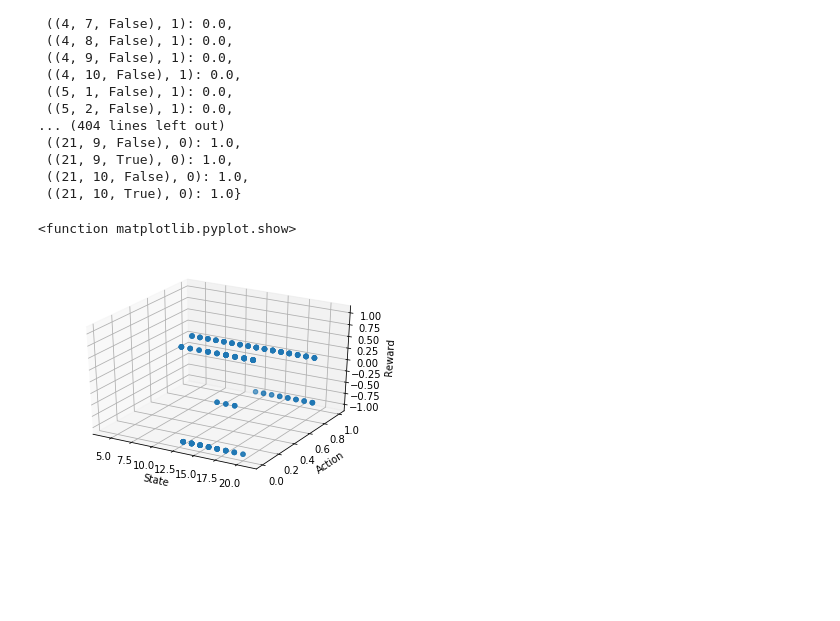
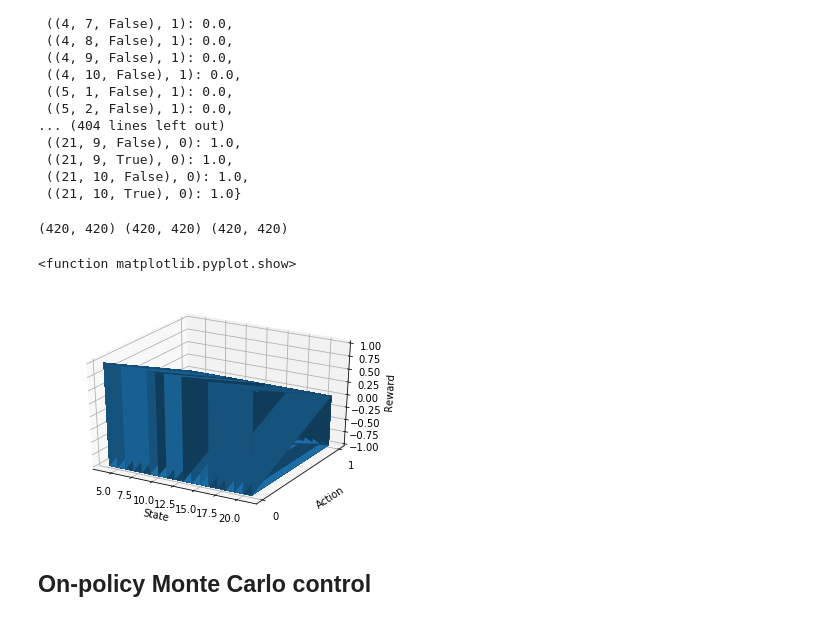
Before and after one commit to MG92/Reinforcement, a Jupyter notebook: notebooks/3.0-MG92-Monte-Carlo-backup.ipynb, the cells around one changed output. Drawn from its saved outputs; the diff is of its cells as text; code cells hidden in the pictures; blank space fills up the shorter version.

Commit message:
Add MC control experiment

```diff
--- a/notebooks/3.0-MG92-Monte-Carlo-backup.ipynb
+++ b/notebooks/3.0-MG92-Monte-Carlo-backup.ipynb
@@ -122,11 +124,19 @@ actions = [act for(obs, act) in V.keys()]
 # %%
 fig = plt.figure()
 ax = fig.add_subplot(111, projection='3d')
-ax.scatter(scores, actions, rewards)
+X,Y = np.meshgrid(scores, actions)
+Z,Z =np.meshgrid(rewards, rewards)
+print(X.shape, Y.shape, Z.shape)
+#ax.scatter(scores, actions, rewards)
+ax.plot_surface(X, Y, Z)
 ax.set_xlabel('State')
 ax.set_ylabel('Action')
+ax.set_yticks(np.arange(0,1.0, 0.9999999))
 ax.set_zlabel('Reward')
 plt.show
 # %% [output]
-<function matplotlib.pyplot.show>
+(420, 420) (420, 420) (420, 420)
+<function matplotlib.pyplot.show>
-[figure, old version]
+[figure, new version]
+# %% [markdown]
+<h2>On-policy Monte Carlo control</h2>
```
Also changed, not shown: parts of 2 cells of this notebook.
